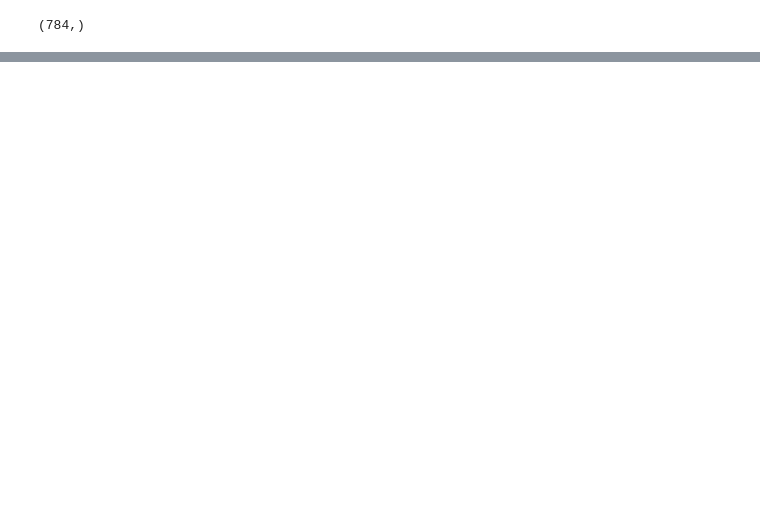
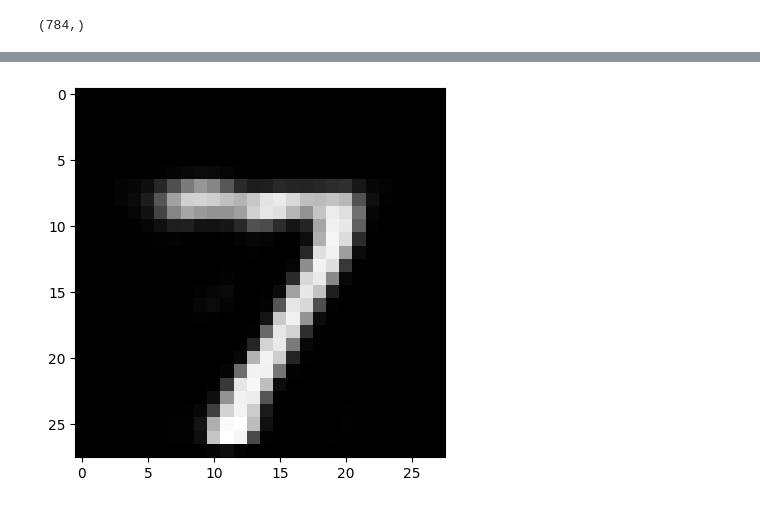
Before and after one commit to Venchislav/Neural-Networks, a Jupyter notebook: MNIST_AutoEncoders_Generation.ipynb, the cells around one changed output, grey strips where cells are left out. Cells and saved outputs as stored; diff of their text form; code cells hidden in the pictures; blank space fills up the shorter version.

```diff
--- a/MNIST_AutoEncoders_Generation.ipynb
+++ b/MNIST_AutoEncoders_Generation.ipynb
@@ -117,0 +135,37 @@ plt.imshow(decoded_imgs[index].reshape(28, 28, 1), cmap='gray');
+# %%
+from keras import layers
+
+input_img = keras.Input(shape=(28, 28, 1))
+
+x = layers.Conv2D(16, (3, 3), activation='relu', padding='same')(input_img)
+x = layers.MaxPooling2D((2, 2), padding='same')(x)
+x = layers.Conv2D(8, (3, 3), activation='relu', padding='same')(x)
+x = layers.MaxPooling2D((2, 2), padding='same')(x)
+x = layers.Conv2D(8, (3, 3), activation='relu', padding='same')(x)
+encoded = layers.MaxPooling2D((2, 2), padding='same')(x)
+
+# at this point the representation is (4, 4, 8) i.e. 128-dimensional
+
+x = layers.Conv2D(8, (3, 3), activation='relu', padding='same')(encoded)
+x = layers.UpSampling2D((2, 2))(x)
+x = layers.Conv2D(8, (3, 3), activation='relu', padding='same')(x)
+x = layers.UpSampling2D((2, 2))(x)
+x = layers.Conv2D(16, (3, 3), activation='relu')(x)
+x = layers.UpSampling2D((2, 2))(x)
+decoded = layers.Conv2D(1, (3, 3), activation='sigmoid', padding='same')(x)
+
+autoencoder = keras.Model(input_img, decoded)
+# %%
+autoencoder.compile(
+    optimizer='adam',
+    loss='binary_crossentropy'
+)
+# %%
+autoencoder.fit(
+    X_train, X_train,
+    epochs=10,
+    verbose=2,
+    batch_size=64,
+    shuffle=True,
+    validation_data=(X_test, X_test)
+)
@@ -117,0 +194,6 @@ plt.imshow(decoded_imgs[index].reshape(28, 28, 1), cmap='gray');
+# %%
+decoded_imgs = autoencoder.predict(x_test)
+# %%
+plt.imshow(decoded_imgs[0].reshape(28, 28, 1), cmap='gray');
+# %% [output]
+[figure, added]
```
Also changed, not shown: parts of 10 cells of this notebook.
